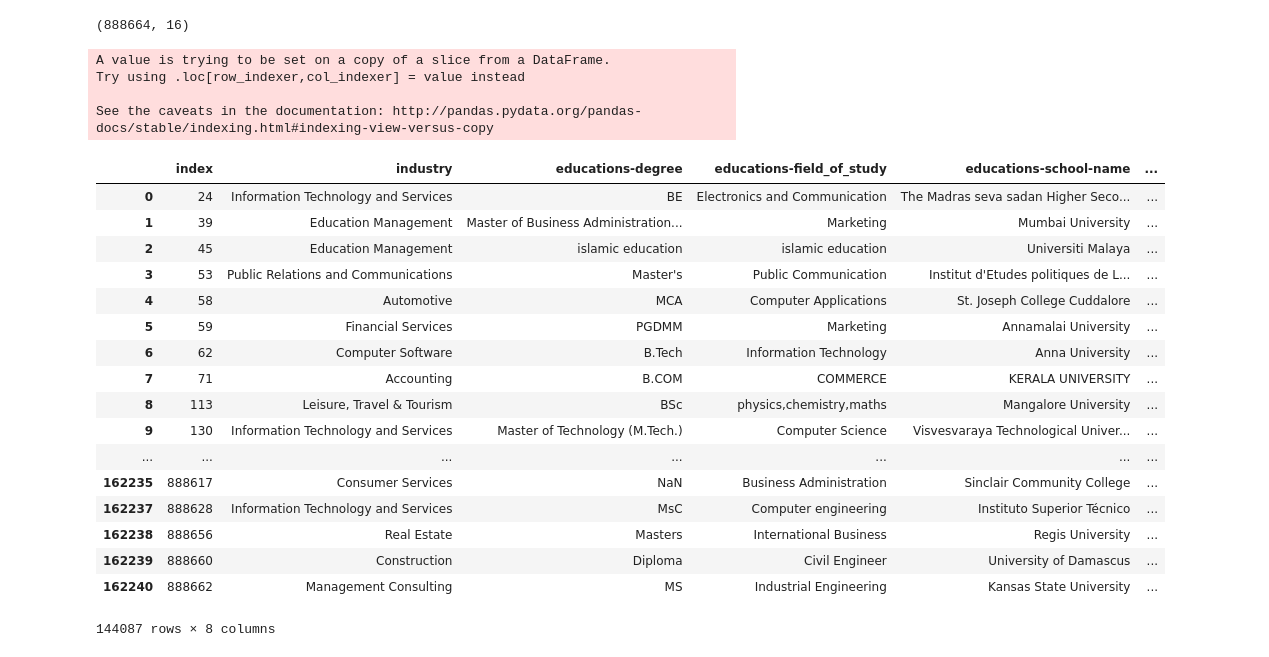
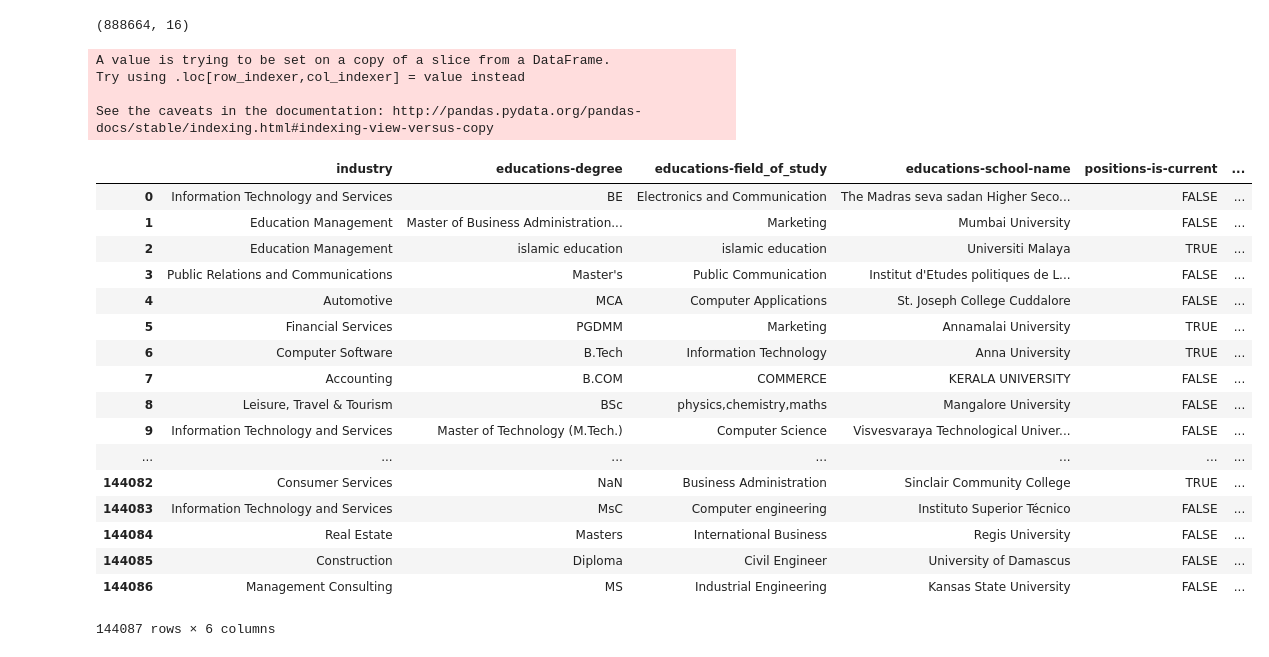
Before and after one commit to mychll31/career_path_jupyter_notebook, a Jupyter notebook: Career Path Prediction.ipynb, the cells around one changed output. Drawn from its saved outputs; the diff is of its cells as text; code cells hidden in the pictures.

Commit message:
drop english column, fix index

```diff
--- a/Career Path Prediction.ipynb
+++ b/Career Path Prediction.ipynb
@@ -3,54 +3,68 @@ import pandas as pd
 import numpy as np
 import string
 
+#checks if a given word is of english language
 def isEnglish(s):
     try:
         s.encode('ascii')
         return 1
     except:
         return 0
 
+#reads input csv file
 data = pd.read_csv("out.csv")
-data.columns
-print(data.shape)
 
+##preprocessing
+
+#remove all rows with field of study and industry are undefined
+#since those 2 information are the descriptive information for the study
 data = data[(data['educations-field_of_study'] != "--undefined--") & (data['industry'] != "--undefined--")]
 
+#gets the significant columns only
 columns = ["industry", "educations-degree", "educations-field_of_study", "educations-school-name", "positions-is-current", "num-connections"]
 new_data = data[columns]
+
+#changes all work status from undefined to False (assumption: if undefined then the person is not working)
 new_data['positions-is-current'] = new_data['positions-is-current'].replace('--undefined--', 'FALSE')
+
+#replace all undefined values to nan
 new_data = new_data.replace("--undefined--",np.NaN)
 new_data = new_data.reset_index()
 
-#print(new_data.shape[0])
+#removes rows that are not english
 is_english = []
 for i in range(0, new_data.shape[0]):
     is_english.append(isEnglish(new_data["industry"][i]))
 new_data["is_english"] = is_english
+new_data = new_data[(new_data["is_english"] == 1)]
 
-new_data = new_data[(new_data["is_english"] == 1)]
+#drop none english words
+del new_data["is_english"]
+new_data = new_data.reset_index()
+del new_data["level_0"]
+del new_data["index"]
 new_data
 # %% [output]
 (888664, 16)
 A value is trying to be set on a copy of a slice from a DataFrame.
 Try using .loc[row_indexer,col_indexer] = value instead
 
 See the caveats in the documentation: http://pandas.pydata.org/pandas-docs/stable/indexing.html#indexing-view-versus-copy
-|  | index | industry | educations-degree | educations-field_of_study | educations-school-name | ... |
-| 0 | 24 | Information Technology and Services | BE | Electronics and Communication | The Madras seva sadan Higher Seco... | ... |
-| 1 | 39 | Education Management | Master of Business Administration... | Marketing | Mumbai University | ... |
-| 2 | 45 | Education Management | islamic education | islamic education | Universiti Malaya | ... |
-| 3 | 53 | Public Relations and Communications | Master's | Public Communication | Institut d'Etudes politiques de L... | ... |
-| 4 | 58 | Automotive | MCA | Computer Applications | St. Joseph College Cuddalore | ... |
-| 5 | 59 | Financial Services | PGDMM | Marketing | Annamalai University | ... |
-| 6 | 62 | Computer Software | B.Tech | Information Technology | Anna University | ... |
-| 7 | 71 | Accounting | B.COM | COMMERCE | KERALA UNIVERSITY | ... |
-| 8 | 113 | Leisure, Travel & Tourism | BSc | physics,chemistry,maths | Mangalore University | ... |
-| 9 | 130 | Information Technology and Services | Master of Technology (M.Tech.) | Computer Science | Visvesvaraya Technological Univer... | ... |
+|  | industry | educations-degree | educations-field_of_study | educations-school-name | positions-is-current | ... |
+| 0 | Information Technology and Services | BE | Electronics and Communication | The Madras seva sadan Higher Seco... | FALSE | ... |
+| 1 | Education Management | Master of Business Administration... | Marketing | Mumbai University | FALSE | ... |
+| 2 | Education Management | islamic education | islamic education | Universiti Malaya | TRUE | ... |
+| 3 | Public Relations and Communications | Master's | Public Communication | Institut d'Etudes politiques de L... | FALSE | ... |
+| 4 | Automotive | MCA | Computer Applications | St. Joseph College Cuddalore | FALSE | ... |
+| 5 | Financial Services | PGDMM | Marketing | Annamalai University | TRUE | ... |
+| 6 | Computer Software | B.Tech | Information Technology | Anna University | TRUE | ... |
+| 7 | Accounting | B.COM | COMMERCE | KERALA UNIVERSITY | FALSE | ... |
+| 8 | Leisure, Travel & Tourism | BSc | physics,chemistry,maths | Mangalore University | FALSE | ... |
+| 9 | Information Technology and Services | Master of Technology (M.Tech.) | Computer Science | Visvesvaraya Technological Univer... | FALSE | ... |
 | ... | ... | ... | ... | ... | ... | ... |
-| 162235 | 888617 | Consumer Services | NaN | Business Administration | Sinclair Community College | ... |
-| 162237 | 888628 | Information Technology and Services | MsC | Computer engineering | Instituto Superior Técnico | ... |
-| 162238 | 888656 | Real Estate | Masters | International Business | Regis University | ... |
-| 162239 | 888660 | Construction | Diploma | Civil Engineer | University of Damascus | ... |
-| 162240 | 888662 | Management Consulting | MS | Industrial Engineering | Kansas State University | ... |
+| 144082 | Consumer Services | NaN | Business Administration | Sinclair Community College | TRUE | ... |
+| 144083 | Information Technology and Services | MsC | Computer engineering | Instituto Superior Técnico | FALSE | ... |
+| 144084 | Real Estate | Masters | International Business | Regis University | FALSE | ... |
+| 144085 | Construction | Diploma | Civil Engineer | University of Damascus | FALSE | ... |
+| 144086 | Management Consulting | MS | Industrial Engineering | Kansas State University | FALSE | ... |
-144087 rows × 8 columns
+144087 rows × 6 columns
```
